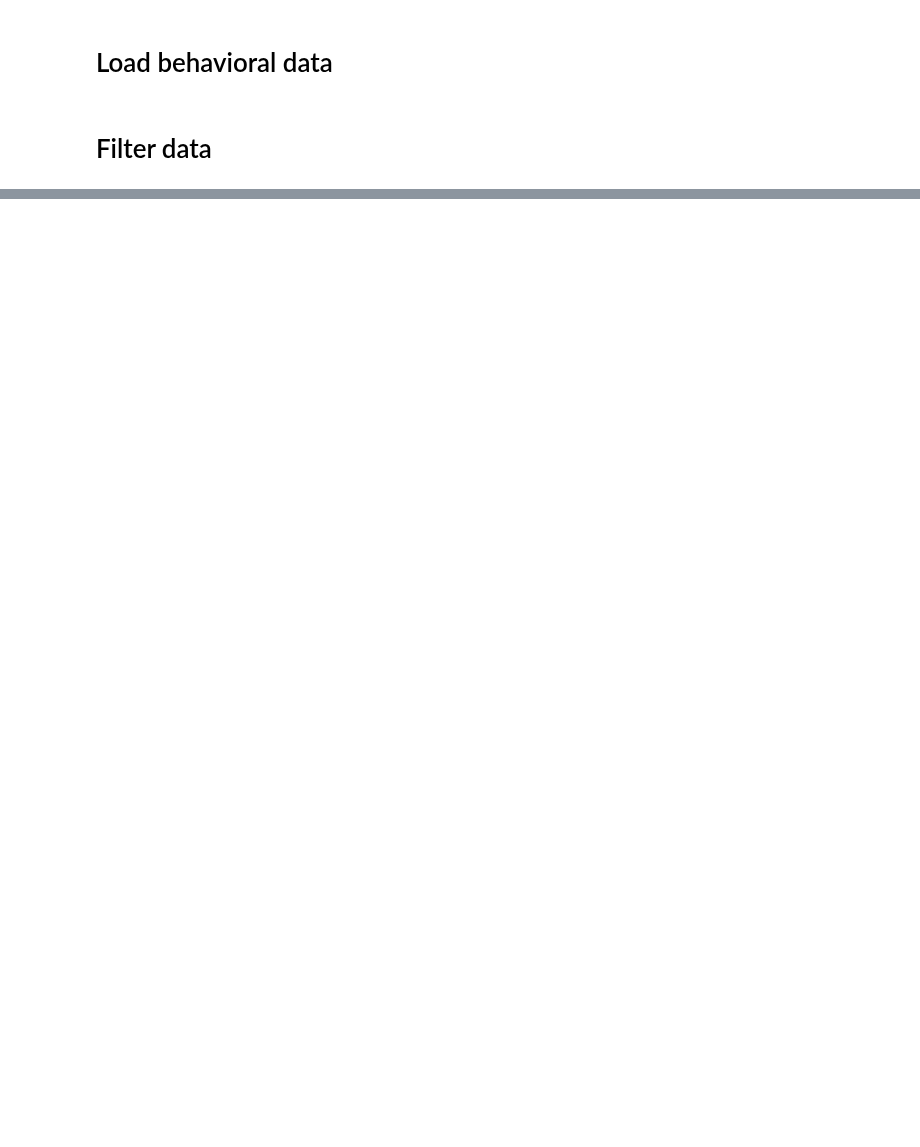
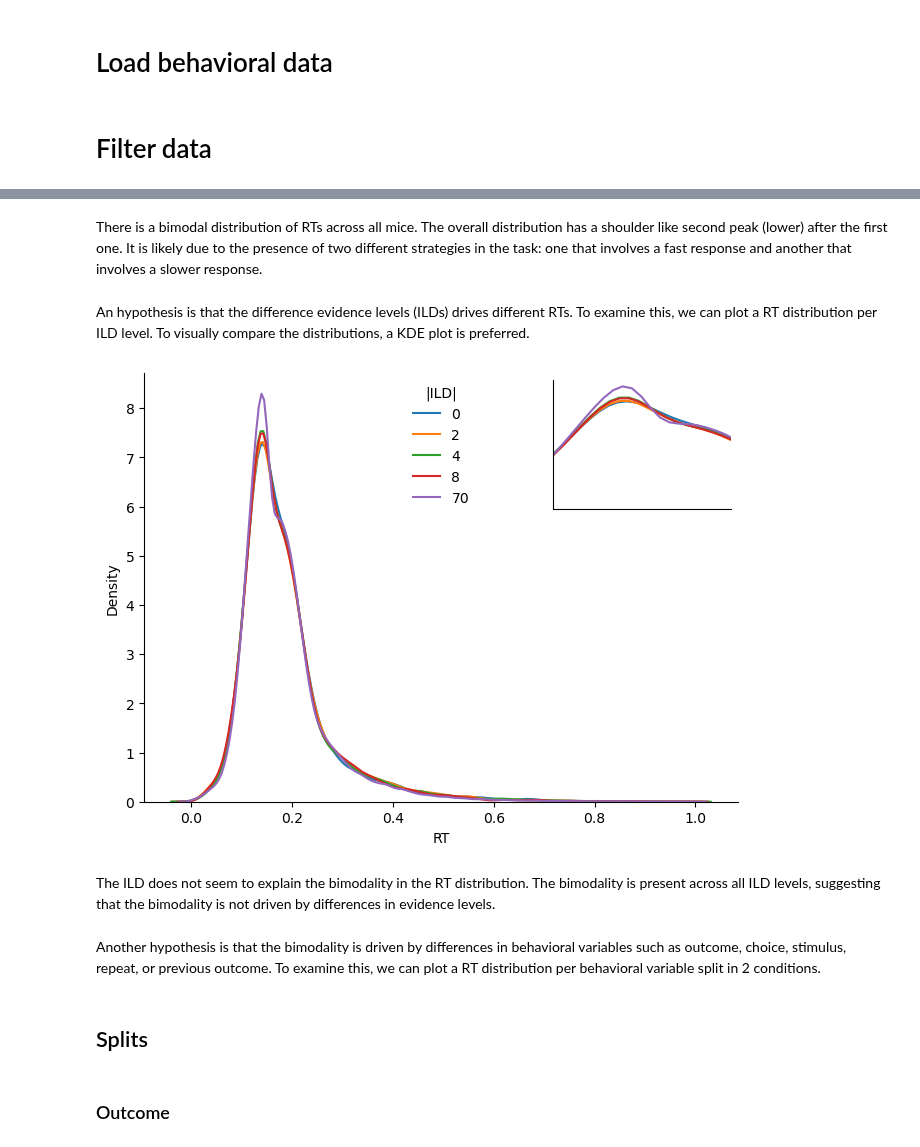
Before and after one commit to 3leni0n/PycharmProjects, a Jupyter notebook: licks/notebook.ipynb, the cells around one changed output, grey strips where cells are left out. Cells and saved outputs as stored; diff of their text form; code cells hidden in the pictures; blank space fills up the shorter version.

```diff
--- a/licks/notebook.ipynb
+++ b/licks/notebook.ipynb
@@ -35 +61,44 @@ plot_rts(df_behavior)
+# %% [markdown]
+There is a bimodal distribution of RTs across all mice. The overall distribution has a shoulder like second peak (lower) after the first one. It is likely due to the presence of two different strategies in the task: one that involves a fast response and another that involves a slower response.
+# %% [markdown]
+An hypothesis is that the difference evidence levels (ILDs) drives different RTs. To examine this, we can plot a RT distribution per ILD level. To visually compare the distributions, a KDE plot is preferred.
+# %%
+plt.figure(constrained_layout=True)
+
+# Collapse the signed ILD levels to absolute values for cleaner visualization
+df_behavior['absILD'] = df_behavior['ILD'].abs()
+abs_ilds = sorted(df_behavior.absILD.unique().astype(int))
+
+for ild in abs_ilds:
+    df_ild = df_behavior[df_behavior.absILD == ild]
+    sns.kdeplot(df_ild.RT, label=ild)
+
+plt.xlabel('RT')
+plt.ylabel('Density')
+plt.legend(loc='upper center', frameon=False, title='|ILD|')
+sns.despine()
+
+# Zoomed inset on the peak of the distribution
+ax = plt.gca()  # get current axes
+ax_inset = inset_axes(ax, width="30%", height="30%", loc='upper right')
+for ild in abs_ilds:
+    df_ild = df_behavior[df_behavior.absILD == ild]
+    sns.kdeplot(df_ild.RT, ax=ax_inset, label=ild)
+ax_inset.set_xlim(0.1, 0.2)
+sns.despine(ax=ax_inset)
+ax_inset.set_xlabel('')
+ax_inset.set_ylabel('')
+ax_inset.set_xticklabels([])
+ax_inset.set_yticklabels([])
+ax_inset.tick_params(bottom=False, top=False, left=False, right=False, labelbottom=False, labelleft=False)
+# %% [output]
+[figure, added]
+# %% [markdown]
+The ILD does not seem to explain the bimodality in the RT distribution. The bimodality is present across all ILD levels, suggesting that the bimodality is not driven by differences in evidence levels.
+# %% [markdown]
+Another hypothesis is that the bimodality is driven by differences in behavioral variables such as outcome, choice, stimulus, repeat, or previous outcome. To examine this, we can plot a RT distribution per behavioral variable split in 2 conditions.
+# %% [markdown]
+## Splits
+# %% [markdown]
+### Outcome
 # %%
```
Also changed, not shown: parts of 35 cells of this notebook, 3 other files.
